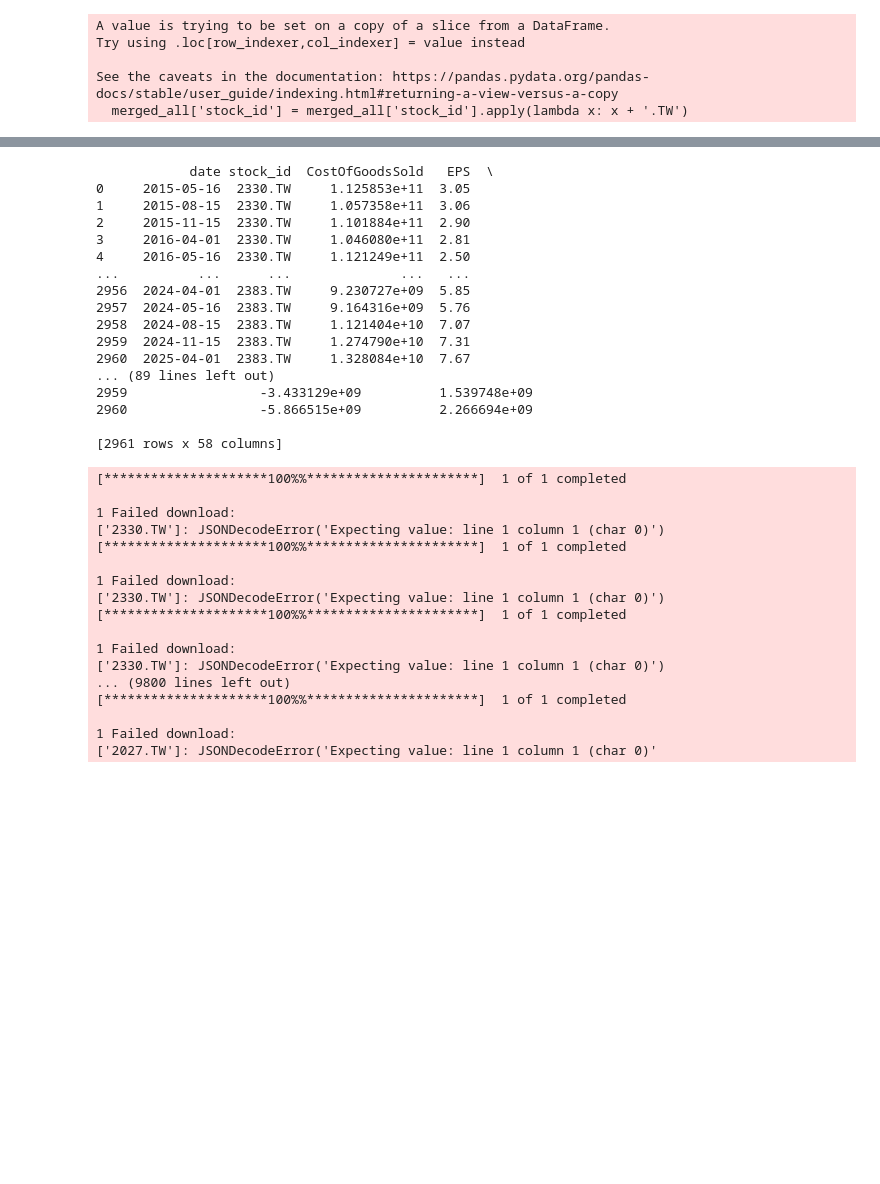
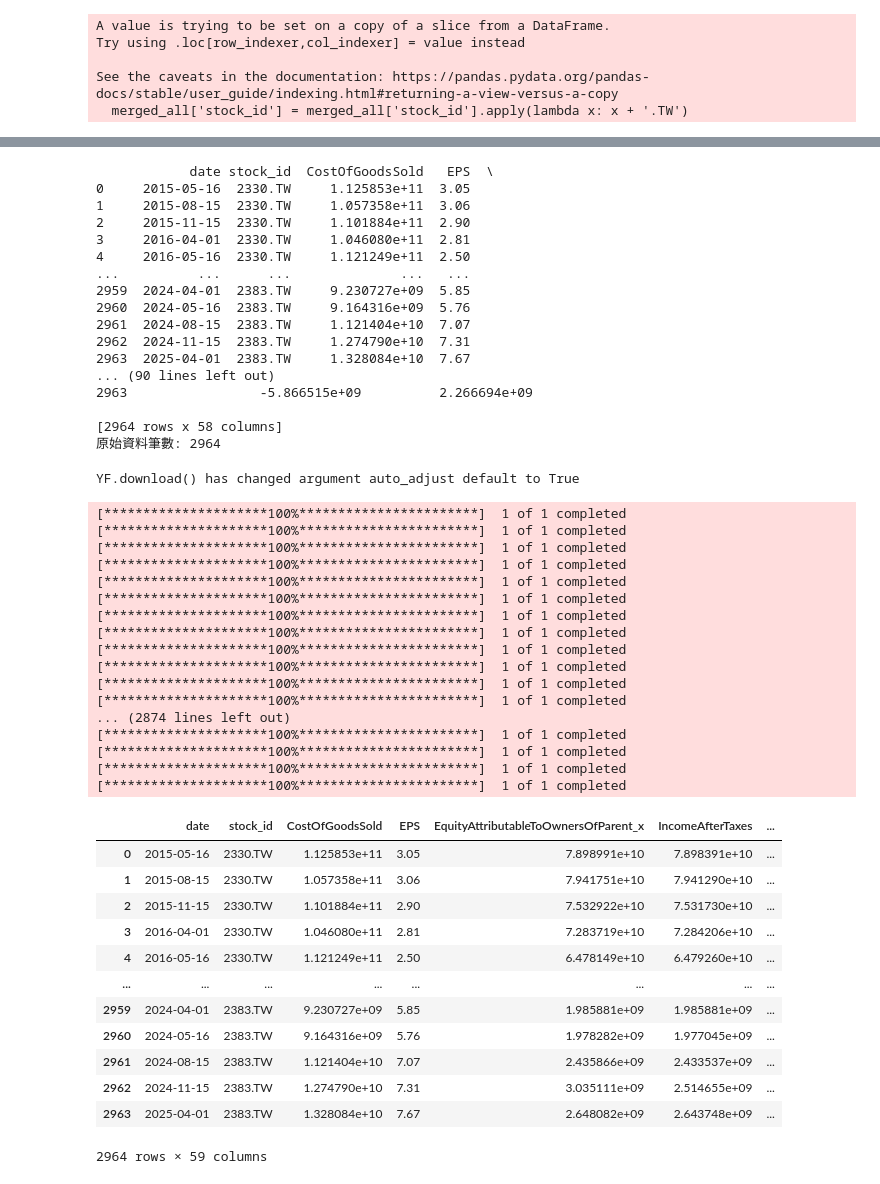
Before and after one commit to guan0612/Portfolio_Managment_System, a Jupyter notebook: back-end/get_Financial_Statements.ipynb, the cells around one changed output, grey strips where cells are left out. Saved outputs shown, nothing was run; the diff lists cells and outputs as text; code cells hidden in the pictures; blank space fills up the shorter version.

Commit message:
modify financial statement

```diff
--- a/back-end/get_Financial_Statements.ipynb
+++ b/back-end/get_Financial_Statements.ipynb
@@ -174,6 +174,7 @@ df['stock_id'] = df['stock_id'].apply(append_tw_suffix)
 
 # 顯示 DataFrame 資料
 print(df)
+print(f"原始資料筆數: {len(df)}")
 # %% [output]
             date stock_id  CostOfGoodsSold   EPS  \
 0     2015-05-16  2330.TW     1.125853e+11  3.05
@@ -182,23 +183,23 @@ print(df)
 3     2016-04-01  2330.TW     1.046080e+11  2.81
 4     2016-05-16  2330.TW     1.121249e+11  2.50
 ...          ...      ...              ...   ...
-2956  2024-04-01  2383.TW     9.230727e+09  5.85
-2957  2024-05-16  2383.TW     9.164316e+09  5.76
-2958  2024-08-15  2383.TW     1.121404e+10  7.07
-2959  2024-11-15  2383.TW     1.274790e+10  7.31
-2960  2025-04-01  2383.TW     1.328084e+10  7.67
-... (89 lines left out)
-2959                 -3.433129e+09          1.539748e+09
-2960                 -5.866515e+09          2.266694e+09
+2959  2024-04-01  2383.TW     9.230727e+09  5.85
+2960  2024-05-16  2383.TW     9.164316e+09  5.76
+2961  2024-08-15  2383.TW     1.121404e+10  7.07
+2962  2024-11-15  2383.TW     1.274790e+10  7.31
+2963  2025-04-01  2383.TW     1.328084e+10  7.67
+... (90 lines left out)
+2963                 -5.866515e+09          2.266694e+09
 
-[2961 rows x 58 columns]
+[2964 rows x 58 columns]
+原始資料筆數: 2964
 # %%
 for stock_id in df['stock_id'].unique():
-
     #LSTM, RF, SVM, RL使用此資料(利用這一季到下一季的股價算Sharpe Ratio)
     selected_data = df[df['stock_id'] == stock_id].copy()
     selected_data['next_date'] = selected_data['date'].shift(-1)
 
+    selected_data['sharpe_ratio'] = None
     for index, row in selected_data.iterrows():
         if pd.isna(row['next_date']):
             continue;
@@ -208,33 +209,34 @@ for stock_id in df['stock_id'].unique():
         df_sin = yf.download(stock_id, start= date, end=next_date)
 
         df_sin = df_sin[df_sin['Volume'] != 0]
-        close = df_sin['Adj Close']
+        close = df_sin['Close']
         pct_change = close.pct_change()
 
         profit = pct_change.mean()
         risk = pct_change.std()
         sharpe_ratio = profit/ risk
 
-        selected_data.loc[index, 'sharpe_ratio'] = sharpe_ratio
+        selected_data.at[index, 'sharpe_ratio'] = sharpe_ratio
 
     selected_data = selected_data.drop(['next_date'], axis=1, errors='ignore')
     Financial_df = pd.concat([Financial_df, selected_data], ignore_index=True)
 # %% [output]
-[*********************100%%**********************]  1 of 1 completed
-
-1 Failed download:
-['2330.TW']: JSONDecodeError('Expecting value: line 1 column 1 (char 0)')
-[*********************100%%**********************]  1 of 1 completed
-
-1 Failed download:
-['2330.TW']: JSONDecodeError('Expecting value: line 1 column 1 (char 0)')
-[*********************100%%**********************]  1 of 1 completed
-
-1 Failed download:
-['2330.TW']: JSONDecodeError('Expecting value: line 1 column 1 (char 0)')
-... (9800 lines left out)
-[*********************100%%**********************]  1 of 1 completed
-
-1 Failed download:
-['2027.TW']: JSONDecodeError('Expecting value: line 1 column 1 (char 0)'
+YF.download() has changed argument auto_adjust default to True
+[*********************100%***********************]  1 of 1 completed
+[*********************100%***********************]  1 of 1 completed
+[*********************100%***********************]  1 of 1 completed
+[*********************100%***********************]  1 of 1 completed
+[*********************100%***********************]  1 of 1 completed
+[*********************100%***********************]  1 of 1 completed
+[*********************100%***********************]  1 of 1 completed
+[*********************100%***********************]  1 of 1 completed
+[*********************100%***********************]  1 of 1 completed
+[*********************100%***********************]  1 of 1 completed
+[*********************100%***********************]  1 of 1 completed
+[*********************100%***********************]  1 of 1 completed
+... (2874 lines left out)
+[*********************100%***********************]  1 of 1 completed
+[*********************100%***********************]  1 of 1 completed
+[*********************100%***********************]  1 of 1 completed
+[*********************100%***********************]  1 of 1 completed
 # %%
@@ -242,3 +244,19 @@ Financial_df.to_csv('Stock-Picked Agent/Financial statements_SharpeRatio_RL.csv'
+# %%
+Financial_df
+# %% [output]
+|  | date | stock_id | CostOfGoodsSold | EPS | EquityAttributableToOwnersOfParent_x | IncomeAfterTaxes | ... |
+| 0 | 2015-05-16 | 2330.TW | 1.125853e+11 | 3.05 | 7.898991e+10 | 7.898391e+10 | ... |
+| 1 | 2015-08-15 | 2330.TW | 1.057358e+11 | 3.06 | 7.941751e+10 | 7.941290e+10 | ... |
+| 2 | 2015-11-15 | 2330.TW | 1.101884e+11 | 2.90 | 7.532922e+10 | 7.531730e+10 | ... |
+| 3 | 2016-04-01 | 2330.TW | 1.046080e+11 | 2.81 | 7.283719e+10 | 7.284206e+10 | ... |
+| 4 | 2016-05-16 | 2330.TW | 1.121249e+11 | 2.50 | 6.478149e+10 | 6.479260e+10 | ... |
+| ... | ... | ... | ... | ... | ... | ... | ... |
+| 2959 | 2024-04-01 | 2383.TW | 9.230727e+09 | 5.85 | 1.985881e+09 | 1.985881e+09 | ... |
+| 2960 | 2024-05-16 | 2383.TW | 9.164316e+09 | 5.76 | 1.978282e+09 | 1.977045e+09 | ... |
+| 2961 | 2024-08-15 | 2383.TW | 1.121404e+10 | 7.07 | 2.435866e+09 | 2.433537e+09 | ... |
+| 2962 | 2024-11-15 | 2383.TW | 1.274790e+10 | 7.31 | 3.035111e+09 | 2.514655e+09 | ... |
+| 2963 | 2025-04-01 | 2383.TW | 1.328084e+10 | 7.67 | 2.648082e+09 | 2.643748e+09 | ... |
+2964 rows × 59 columns
 # %%
 for stock_id in df['stock_id'].unique():
 
```
Also changed, not shown: parts of 6 cells of this notebook, 1 other file.
